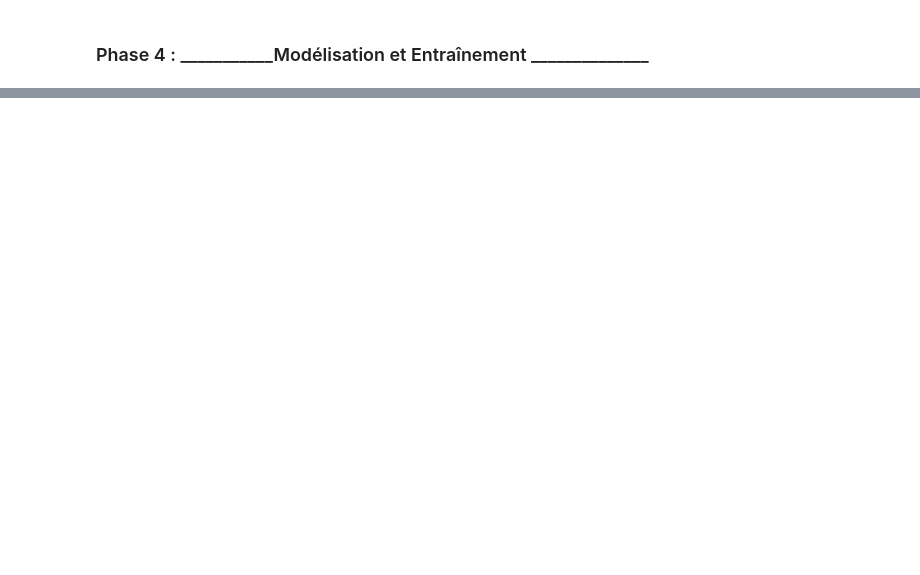
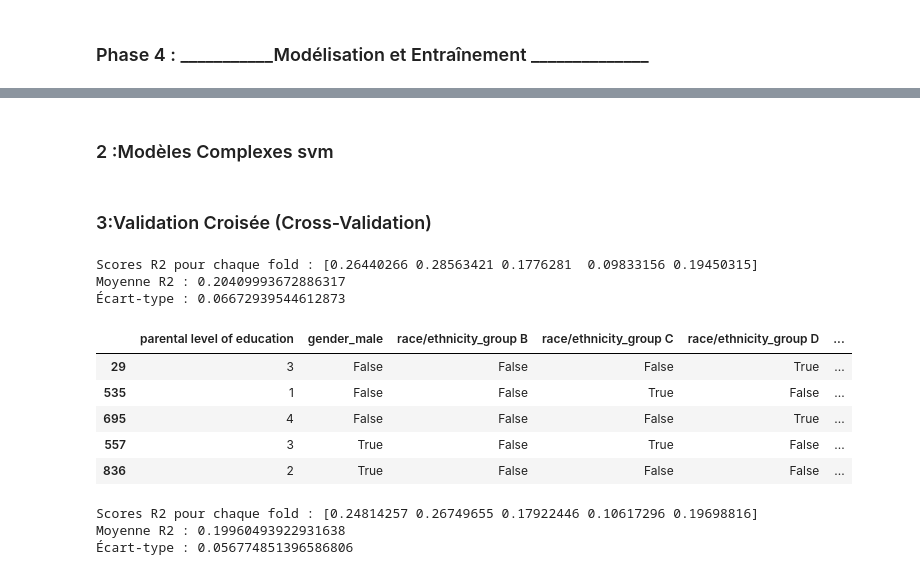
Before and after one commit to zelkadiri603-lang/mini_projet_ML, a Jupyter notebook: ML.ipynb, the cells around one changed output, grey strips where cells are left out. Drawn from its saved outputs; the diff is of its cells as text; code cells hidden in the pictures; blank space fills up the shorter version.

```diff
--- a/ML.ipynb
+++ b/ML.ipynb
@@ -517,0 +518,76 @@ Création des modèles
+# %%
+from sklearn.linear_model import LinearRegression
+model_linear = LinearRegression()
+# Entraînement
+model_linear.fit(X_train, y_train)
+# Prédictions
+pred_linear  = model_linear.predict(X_test)
+# %% [markdown]
+### 2 :Modèles Complexes svm
+# %%
+from sklearn.svm import SVR
+from sklearn.ensemble import RandomForestRegressor
+model_svr = SVR(kernel='linear')
+# Entraînement
+model_svr.fit(X_train, y_train)
+# Prédictions
+pred_svr = model_svr.predict(X_test)
+
+model_rf = RandomForestRegressor(
+    n_estimators=100,
+    random_state=42
+)
+# Entraînement
+model_rf.fit(X_train, y_train)
+# Prédictions
+pred_svr = model_rf.predict(X_test)
+# %% [markdown]
+### 3:Validation Croisée (Cross-Validation)
+# %%
+#pour modele simple
+from sklearn.model_selection import cross_val_score
+# Cross-Validation
+scores = cross_val_score(
+    model_linear,
+    X_train,
+    y_train,
+    cv=5,
+    scoring='r2'
+)
+
+# Résultats
+print("Scores R2 pour chaque fold :", scores)
+print("Moyenne R2 :", scores.mean())
+print("Écart-type :", scores.std())
+# %% [output]
+Scores R2 pour chaque fold : [0.26440266 0.28563421 0.1776281  0.09833156 0.19450315]
+Moyenne R2 : 0.20409993672886317
+Écart-type : 0.06672939544612873
+# %%
+X_train.head()
+# %% [output]
+|  | parental level of education | gender_male | race/ethnicity_group B | race/ethnicity_group C | race/ethnicity_group D | ... |
+| 29 | 3 | False | False | False | True | ... |
+| 535 | 1 | False | False | True | False | ... |
+| 695 | 4 | False | False | False | True | ... |
+| 557 | 3 | True | False | True | False | ... |
+| 836 | 2 | True | False | False | False | ... |
+# %%
+#pour modele svm
+
+scores_svm = cross_val_score(
+   model_svr,
+    X_train,
+    y_train,
+    cv=5,
+    scoring='r2'
+)
+
+
+print("Scores R2 pour chaque fold :", scores_svm)
+print("Moyenne R2 :", scores_svm.mean())
+print("Écart-type :", scores_svm.std())
+# %% [output]
+Scores R2 pour chaque fold : [0.24814257 0.26749655 0.17922446 0.10617296 0.19698816]
+Moyenne R2 : 0.19960493922931638
+Écart-type : 0.056774851396586806
```
Also changed, not shown: parts of 6 cells of this notebook.
